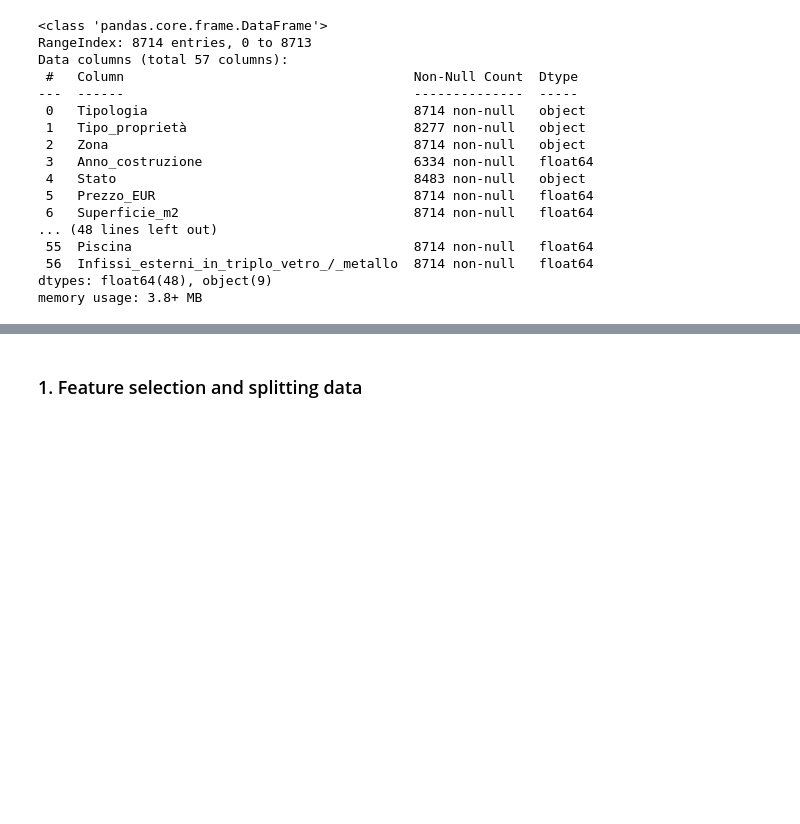
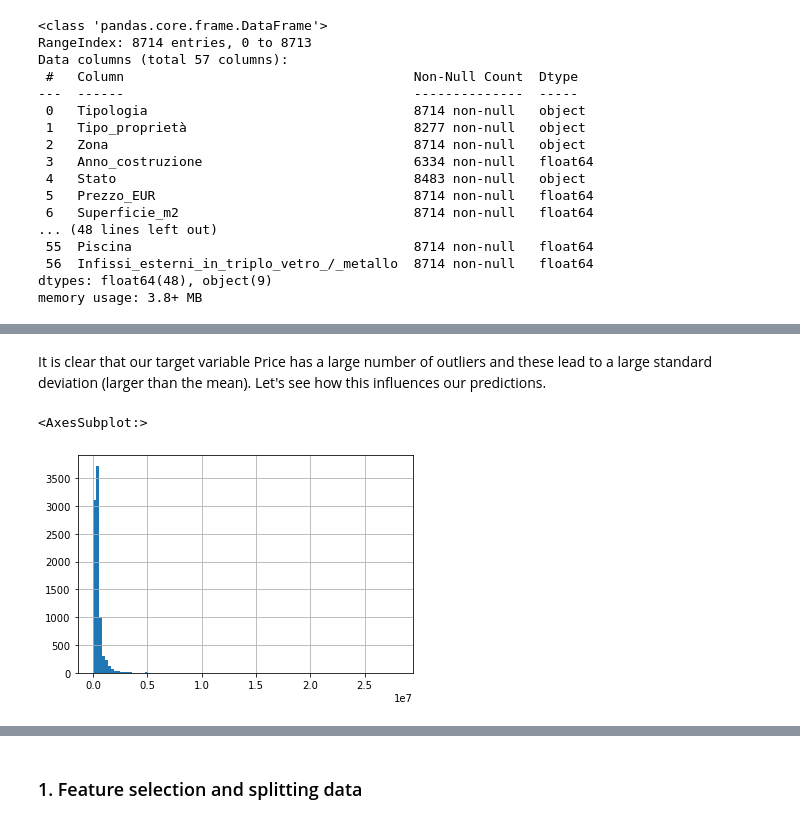
Before and after one commit to LazyEval/housing-prices-firenze, a Jupyter notebook: notebooks/3.1-LazyEval-modeling.ipynb, the cells around one changed output, grey strips where cells are left out. Drawn from its saved outputs; the diff is of its cells as text; code cells hidden in the pictures; blank space fills up the shorter version.

```diff
--- a/notebooks/3.1-LazyEval-modeling.ipynb
+++ b/notebooks/3.1-LazyEval-modeling.ipynb
@@ -49,0 +70,7 @@ memory usage: 3.8+ MB
+# %% [markdown]
+It is clear that our target variable Price has a large number of outliers and these lead to a large standard deviation (larger than the mean). Let's see how this influences our predictions.
+# %%
+df['Prezzo_EUR'].hist(bins=100)
+# %% [output]
+<AxesSubplot:>
+[figure, added]
```
Also changed, not shown: parts of 20 cells of this notebook, 4 other files.
